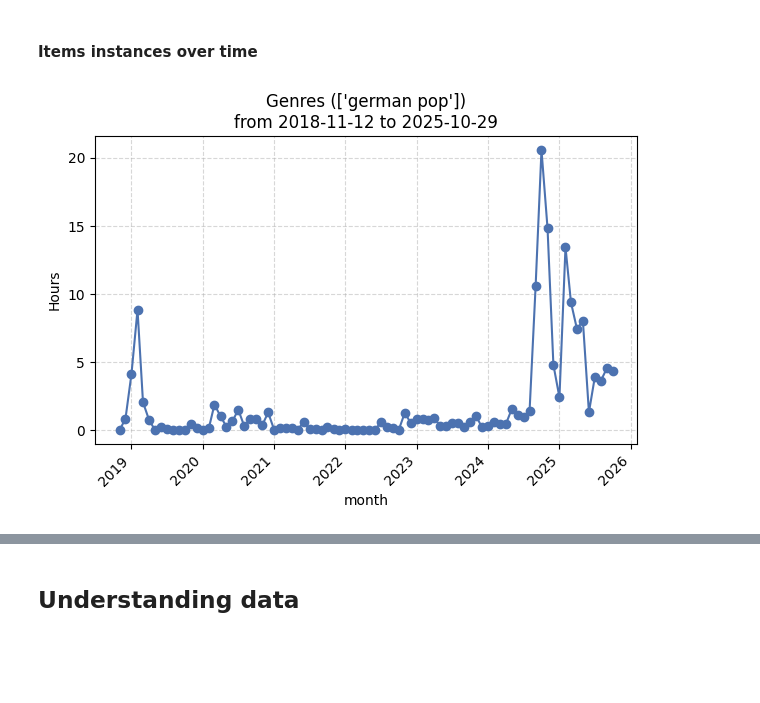
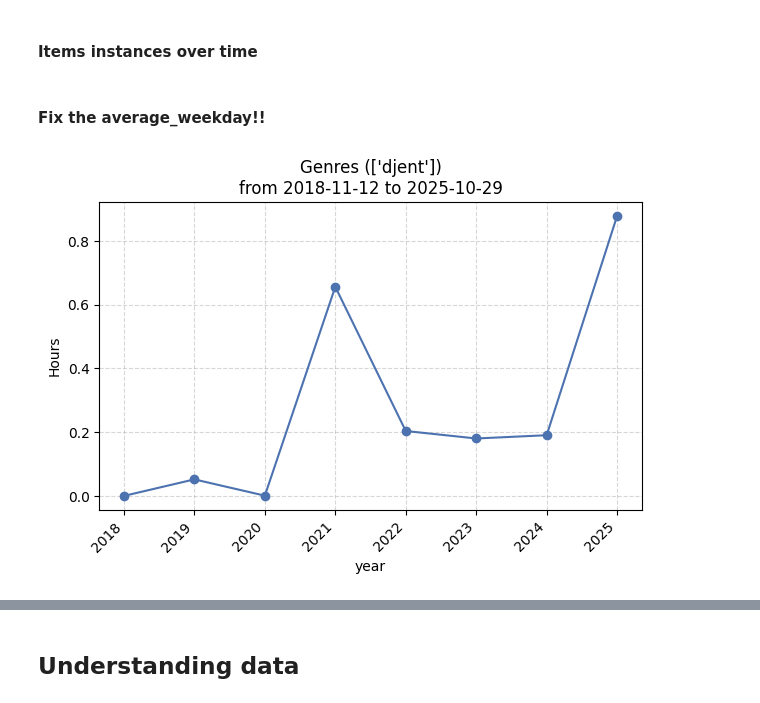
Before and after one commit to Innisvysom2/betterWrapped, a Jupyter notebook: betterWrapped.ipynb, the cells around one changed output, grey strips where cells are left out. Drawn from its saved outputs; the diff is of its cells as text; code cells hidden in the pictures; blank space fills up the shorter version.

```diff
--- a/betterWrapped.ipynb
+++ b/betterWrapped.ipynb
@@ -433,6 +433,8 @@ def plot(x_values, y_values, start, end, title="Scatter Plot", x_label="X", y_la
 
     plt.show()
     return
+# %% [markdown]
+#### Fix the average_weekday!!
 # %%
 def get_listening_dates_counted(attribute, item, measuring_value, start, end, format):
     if attribute == "genre":
@@ -472,14 +474,14 @@ def get_listening_dates_counted(attribute, item, measuring_value, start, end, fo
         return df_dates_item_filled_year
 # %%
 attribute = "genre" #artist_name, track_name, genre, album_name, country_name, region_name, city_name or platform
-item = ["german pop"] #enter an item (or items) contained in attribute
+item = ["djent"] #enter an item (or items) contained in attribute
 measuring_value = "h_played" #count, ms_played, s_played, min_played, h_played, d_played
 start = time_scope("first") #"year-month-day" or "first"
 end = time_scope("last") #"year-month-day" or "last"
-format = "month" #average_monthday, average_weekday, average_month, day, month, year
+format = "year" #average_monthday, average_weekday, average_month, day, month, year
 
 x = get_listening_dates_counted(attribute, item, measuring_value, start, end, format)["date"]
 y = get_listening_dates_counted(attribute, item, measuring_value, start, end, format)[measuring_value]
 plot(x, y, start, end, f"{dict_att_disp[attribute]}s ({item})", format, dict_att_disp[measuring_value])
 # %% [output]
-[figure, old version]
+[figure, new version]
```
Also changed, not shown: parts of 7 cells of this notebook.
